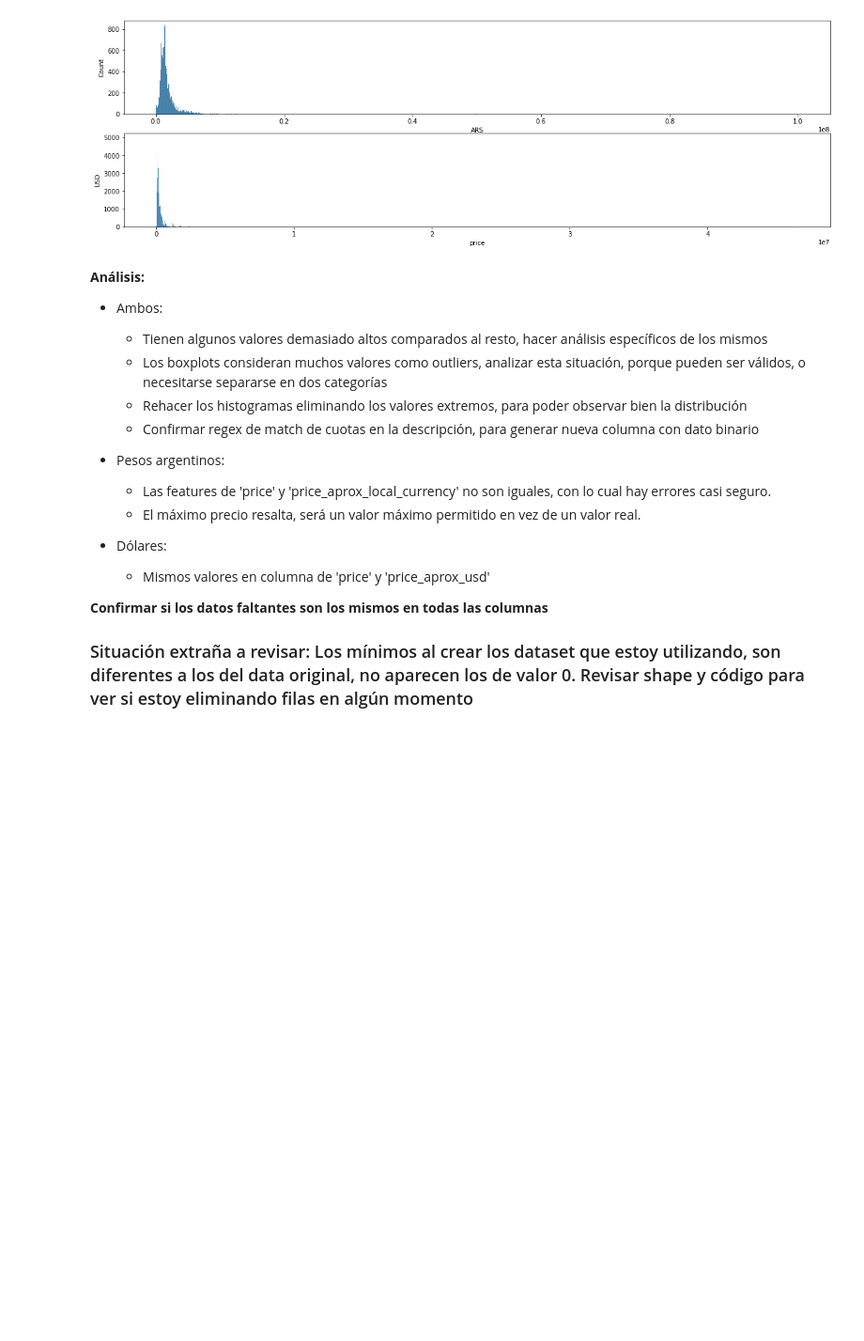
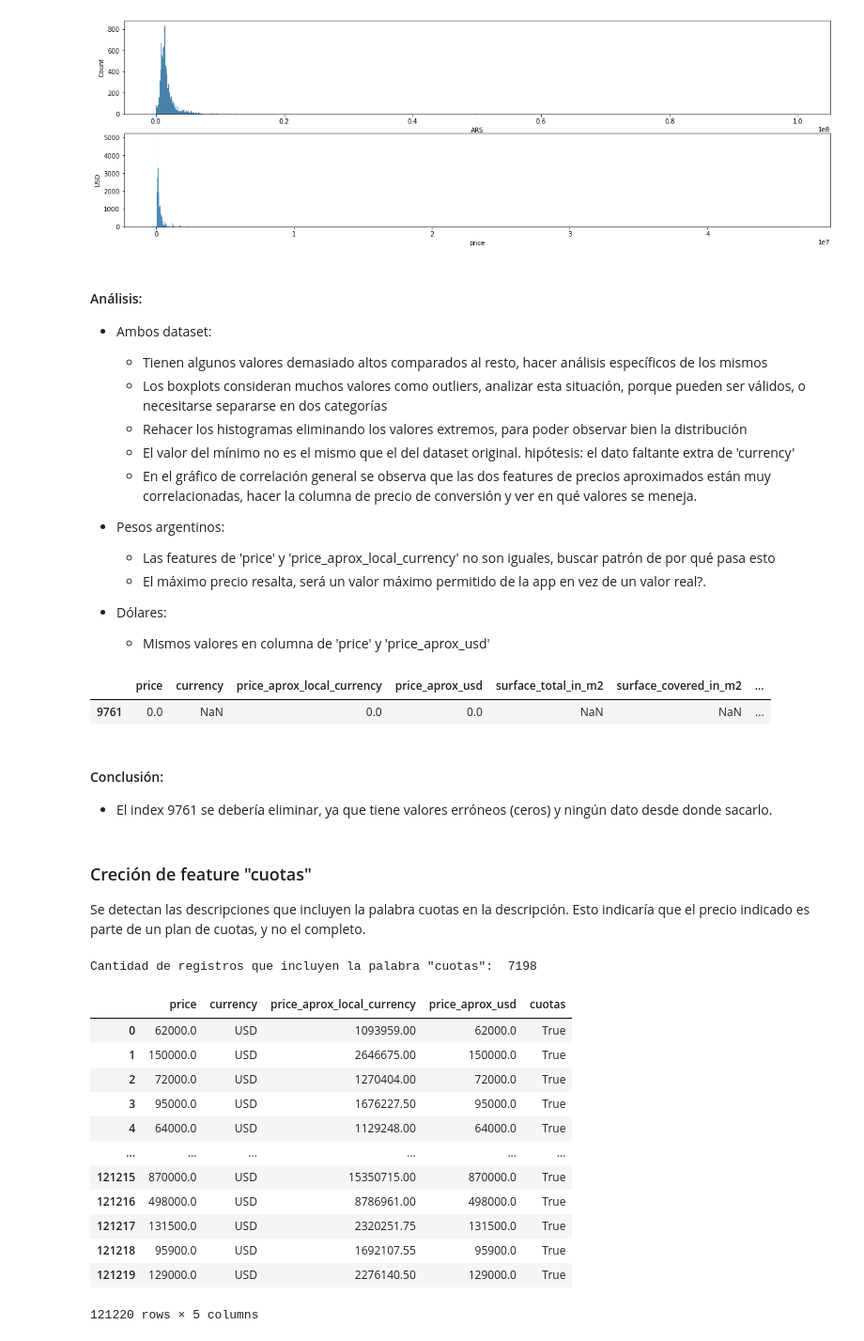
Before and after one commit to alanpirotta/analisis_properati, a Jupyter notebook: tpn1_EDA.ipynb, the cells around one changed output. Shown: that part at 94% size. Drawn from its saved outputs; the diff is of its cells as text; code cells hidden in the pictures; blank space fills up the shorter version.

Commit message:
regex cuota NA en precios igual en todas las filas

```diff
--- a/tpn1_EDA.ipynb
+++ b/tpn1_EDA.ipynb
@@ -261,10 +262,3 @@ Descripción de id 50388:
 
 Descripción de id 107390:
   Casa con Calefacción central, Mendoza, San Roque, por $ 650.000.000
-# %%
-import re
-pattern = '.*(cuota.*)'
-regex = re.compile(pattern)
-match = regex.match(data.loc[50387,'description'])
-match_null = regex.match(data.loc[107390,'description'])
-match.group()
@@ -281,6 +297,8 @@ match.group()
 # %%
-precios_ars = data[['price','currency','price_aprox_local_currency','price_aprox_usd']][data['currency'] == 'ARS']
-precios_usd = data[['price','currency','price_aprox_local_currency','price_aprox_usd']][data['currency'] == 'USD']
+# En estos dataset no estaría incluyendo los NaN, imputar antes de separar
+data_precios = data[['price','currency','price_aprox_local_currency','price_aprox_usd']]
+precios_ars = data_precios[data['currency'] == 'ARS']
+precios_usd = data_precios[data['currency'] == 'USD']
 # %%
 # Función útil para mostrar Dataframes uno al lado del otro
 from IPython.display import display, HTML
@@ -344,19 +363,57 @@ plt.show()
 # %% [output]
 [figure]
 # %% [markdown]
-**Análisis:**
-- Ambos:
+#### Análisis:
+- Ambos dataset:
     - Tienen algunos valores demasiado altos comparados al resto, hacer análisis específicos de los mismos
     - Los boxplots consideran muchos valores como outliers, analizar esta situación, porque pueden ser válidos, o necesitarse separarse en dos categorías
     - Rehacer los histogramas eliminando los valores extremos, para poder observar bien la distribución
-    - Confirmar regex de match de cuotas en la descripción, para generar nueva columna con dato binario
+    - El valor del mínimo no es el mismo que el del dataset original. hipótesis: el dato faltante extra de 'currency'
+    - En el gráfico de correlación general se observa que las dos features de precios aproximados están muy correlacionadas, hacer la columna de precio de conversión y ver en qué valores se meneja.
 - Pesos argentinos:
-    - Las features de 'price' y 'price_aprox_local_currency' no son iguales, con lo cual hay errores casi seguro.
-    - El máximo precio resalta, será un valor máximo permitido en vez de un valor real.
+    - Las features de 'price' y 'price_aprox_local_currency' no son iguales, buscar patrón de por qué pasa esto
+    - El máximo precio resalta, será un valor máximo permitido de la app en vez de un valor real?.
 
 - Dólares:
     - Mismos valores en columna de 'price' y 'price_aprox_usd'
-
-**Confirmar si los datos faltantes son los mismos en todas las columnas**
-
-### Situación extraña a revisar: Los mínimos al crear los dataset que estoy utilizando, son diferentes a los del data original, no aparecen los de valor 0. Revisar shape y código para ver si estoy eliminando filas en algún momento
+# %%
+# Compruebo el dato faltante extra de currency con respecto a las columnas de precios
+data[(~data['price'].isna())&(data['currency'].isna())][['price','currency','price_aprox_local_currency',\
+                                                                 'price_aprox_usd','surface_total_in_m2','surface_covered_in_m2','price_usd_per_m2','price_per_m2','description','title']]
+# %% [output]
+|  | price | currency | price_aprox_local_currency | price_aprox_usd | surface_total_in_m2 | surface_covered_in_m2 | ... |
+| 9761 | 0.0 | NaN | 0.0 | 0.0 | NaN | NaN | ... |
+# %% [markdown]
+#### Conclusión:
+- El index 9761 se debería eliminar, ya que tiene valores erróneos (ceros) y ningún dato desde donde sacarlo.
+# %% [markdown]
+### Creción de feature "cuotas"
+Se detectan las descripciones que incluyen la palabra cuotas en la descripción. Esto indicaría que el precio indicado es parte de un plan de cuotas, y no el completo.
+# %%
+# regex de detección de cuotas en la descripción, para generar nuevo Feature
+import re
+
+pattern_cuota = '.*cuota.*'
+re_cuota = re.compile(pattern_cuota)
+match_cuota = data['description'].apply(lambda x: np.NaN if x is np.NaN else re_cuota.match(x))\
+                                 .isna()
+
+data_precios.loc[:,'cuotas'] = match_cuota
+print('Cantidad de registros que incluyen la palabra "cuotas": ',len(match_cuota) - match_cuota.sum())
+
+data_precios
+# %% [output]
+Cantidad de registros que incluyen la palabra "cuotas":  7198
+|  | price | currency | price_aprox_local_currency | price_aprox_usd | cuotas |
+| 0 | 62000.0 | USD | 1093959.00 | 62000.0 | True |
+| 1 | 150000.0 | USD | 2646675.00 | 150000.0 | True |
+| 2 | 72000.0 | USD | 1270404.00 | 72000.0 | True |
+| 3 | 95000.0 | USD | 1676227.50 | 95000.0 | True |
+| 4 | 64000.0 | USD | 1129248.00 | 64000.0 | True |
+| ... | ... | ... | ... | ... | ... |
+| 121215 | 870000.0 | USD | 15350715.00 | 870000.0 | True |
+| 121216 | 498000.0 | USD | 8786961.00 | 498000.0 | True |
+| 121217 | 131500.0 | USD | 2320251.75 | 131500.0 | True |
+| 121218 | 95900.0 | USD | 1692107.55 | 95900.0 | True |
+| 121219 | 129000.0 | USD | 2276140.50 | 129000.0 | True |
+121220 rows × 5 columns
```
Also changed, not shown: parts of 13 cells of this notebook.
